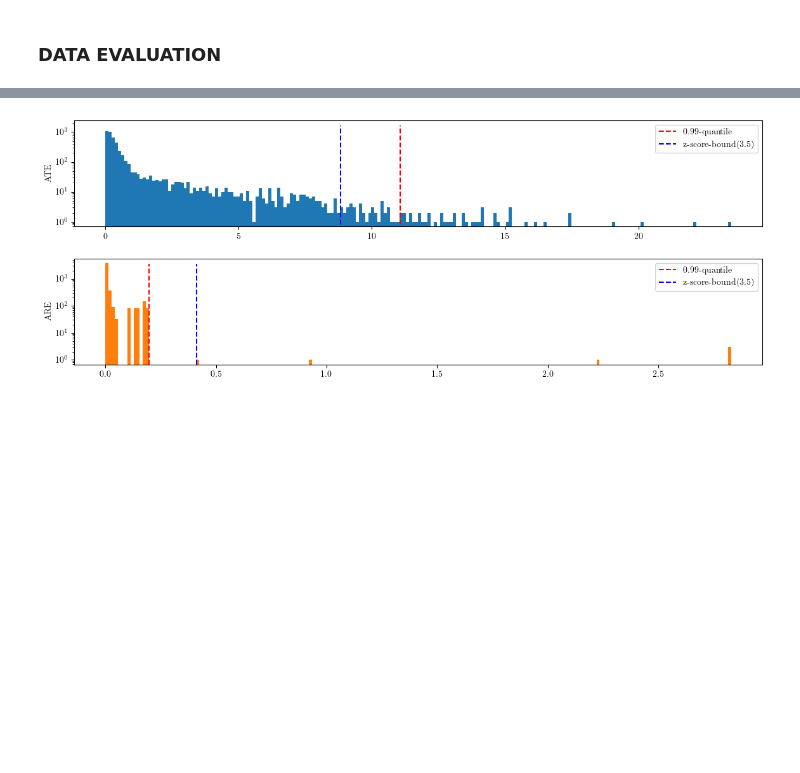
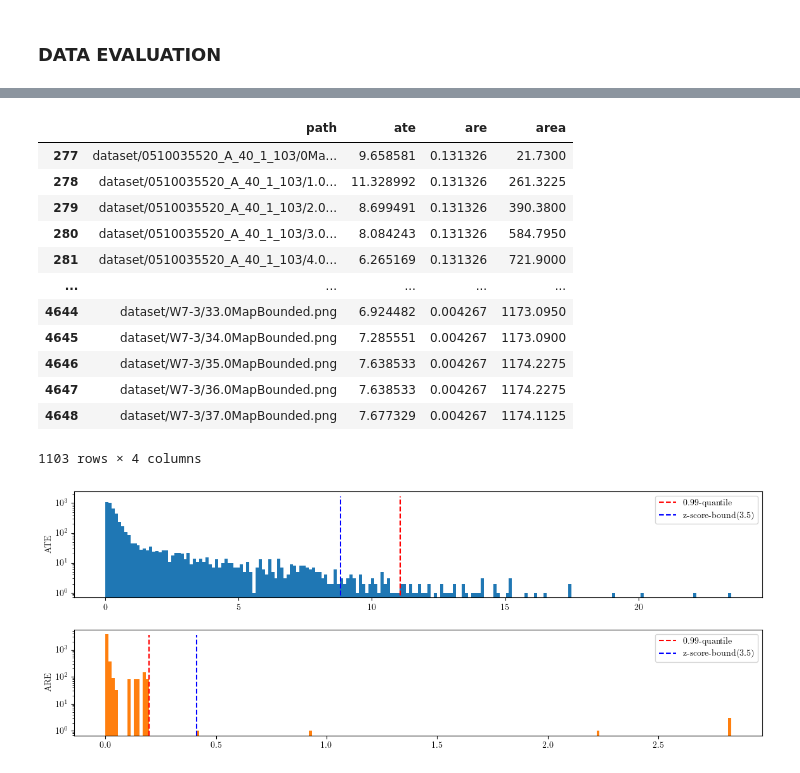
Before and after one commit to maurotella/SML_project_2024, a Jupyter notebook: data preprocessing/norm_dataset.ipynb, the cells around one changed output, grey strips where cells are left out. Drawn from its saved outputs; the diff is of its cells as text; code cells hidden in the pictures; blank space fills up the shorter version.

```diff
--- a/data preprocessing/norm_dataset.ipynb
+++ b/data preprocessing/norm_dataset.ipynb
@@ -19,3 +19,7 @@ ORANGE = '#ff7f0e'
 GREEN = '#2ca02c'
 # %%
 data = pd.read_csv('original_annotation_file.csv')
+# %%
+def extract_name(path):
+    return path.split('/')[1]
+# data['path'] = data['path'].apply(extract_name)
@@ -29,3 +58,22 @@ def find_zscore_bound(data, bound=3):
+# %%
+rotte = ['E53-0', 'E23-3', '26-0', '36-8', '0510035520_A_40_1_103','0510045922_A-40.1-030', 'NE49-4',
+     'W7-3', '36-0', 'W20-0', '12-1','4-0', '2-0', '2-2', '32-G7', '0510045904_A_40_1_102', '56-7','16-5', '37-1']
+
+data[[extract_name(n) in rotte for n in data['path']]]
+# %% [output]
+|  | path | ate | are | area |
+| 277 | dataset/0510035520_A_40_1_103/0Ma... | 9.658581 | 0.131326 | 21.7300 |
+| 278 | dataset/0510035520_A_40_1_103/1.0... | 11.328992 | 0.131326 | 261.3225 |
+| 279 | dataset/0510035520_A_40_1_103/2.0... | 8.699491 | 0.131326 | 390.3800 |
+| 280 | dataset/0510035520_A_40_1_103/3.0... | 8.084243 | 0.131326 | 584.7950 |
+| 281 | dataset/0510035520_A_40_1_103/4.0... | 6.265169 | 0.131326 | 721.9000 |
+| ... | ... | ... | ... | ... |
+| 4644 | dataset/W7-3/33.0MapBounded.png | 6.924482 | 0.004267 | 1173.0950 |
+| 4645 | dataset/W7-3/34.0MapBounded.png | 7.285551 | 0.004267 | 1173.0900 |
+| 4646 | dataset/W7-3/35.0MapBounded.png | 7.638533 | 0.004267 | 1174.2275 |
+| 4647 | dataset/W7-3/36.0MapBounded.png | 7.638533 | 0.004267 | 1174.2275 |
+| 4648 | dataset/W7-3/37.0MapBounded.png | 7.677329 | 0.004267 | 1174.1125 |
+1103 rows × 4 columns
 # %%
 figs, axs = plt.subplots(2, 1, figsize=(14,5))
 plt.subplots_adjust(hspace=0.3)
```
Also changed, not shown: parts of 2 cells of this notebook, 34 other files.
